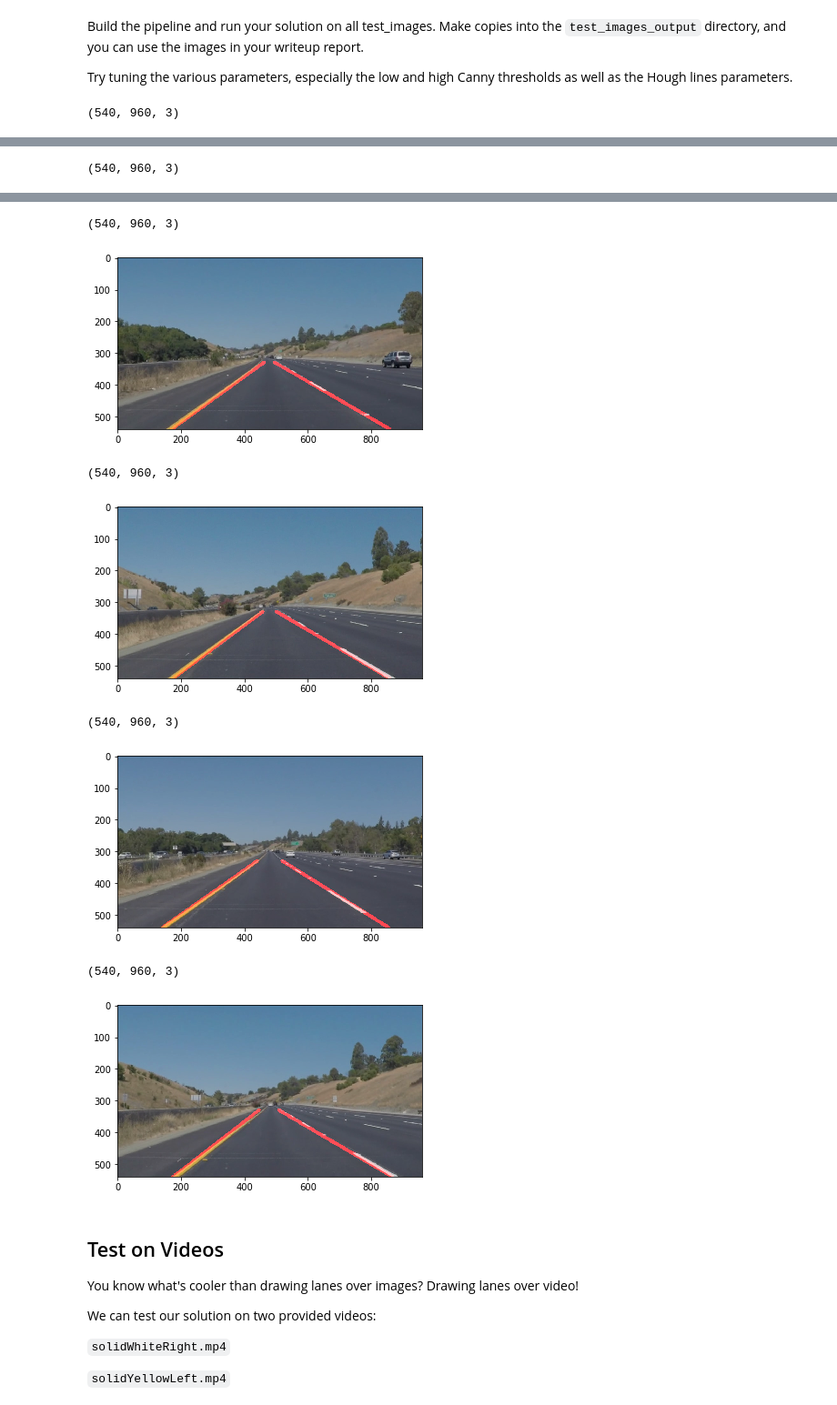
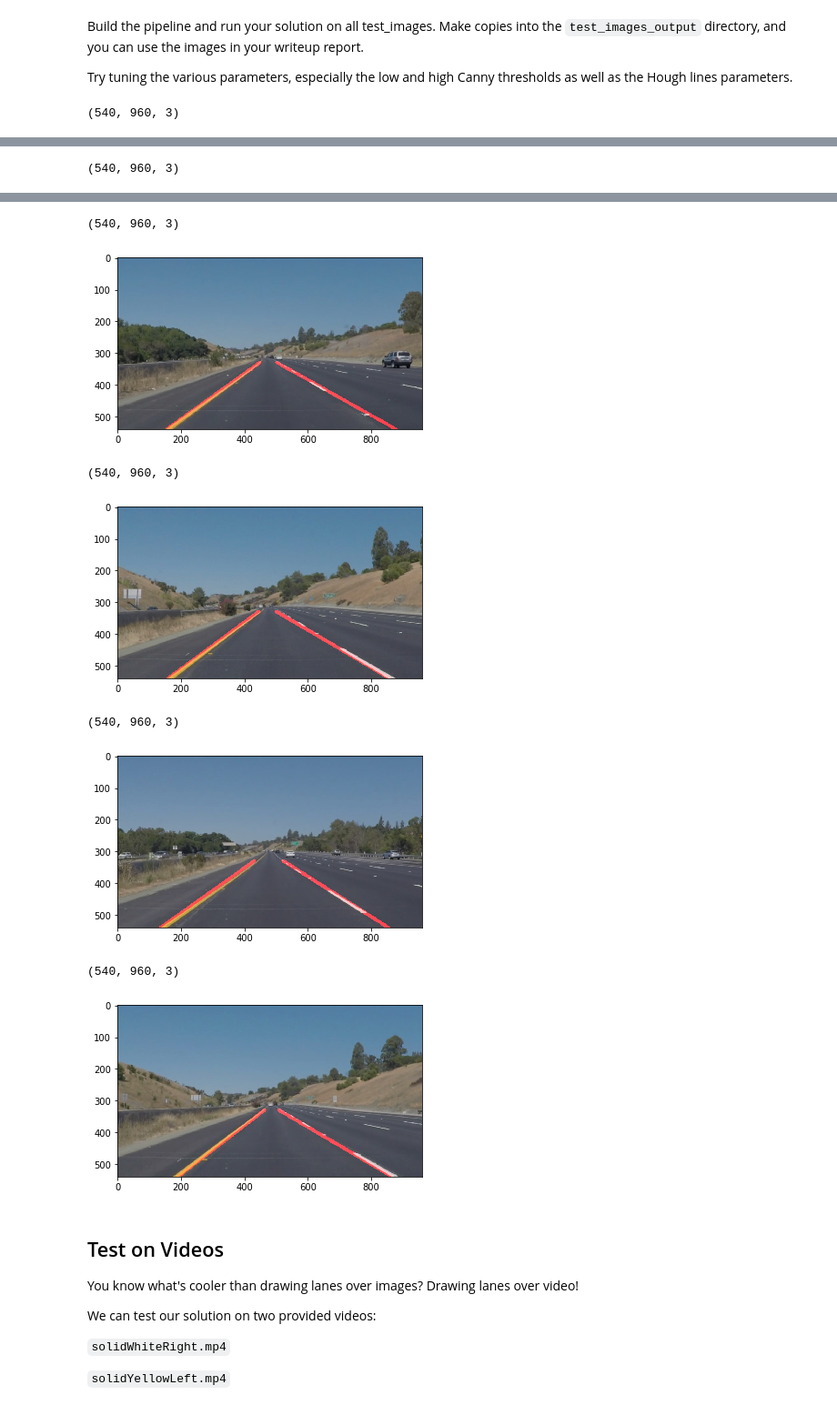
Before and after one commit to byungju-oh/self, a Jupyter notebook: CarND-LaneLines-P1-master/CarND-LaneLines-P1-master/P1.ipynb, the cells around one changed output, grey strips where cells are left out. Shown at 91% size. Cells and saved outputs as stored; diff of their text form; code cells hidden in the pictures.

```diff
--- a/CarND-LaneLines-P1-master/CarND-LaneLines-P1-master/P1.ipynb
+++ b/CarND-LaneLines-P1-master/CarND-LaneLines-P1-master/P1.ipynb
@@ -157,7 +157,7 @@ def draw_lines(img, lines, color=[255, 0, 0], thickness=10):
     for line in lines:
         for x1,y1,x2,y2 in line:
             slope = ((y2-y1)/(x2-x1))
-            if slope >0:
+            if (slope >0.3) & (x1>480) & (x2>480):
 
 #                 t=(x1+((y1-330)/slope))
 #                 t = int(t)
@@ -166,7 +166,7 @@ def draw_lines(img, lines, color=[255, 0, 0], thickness=10):
 
 #                 cv2.line(img,(x1,y1),(t,540),color,thickness)
 
-            else:
+            elif (slope< -0.3) & (x1<480) & (x2<480):
                 r_s += slope
                 ra += 1
 #     print(ra)
@@ -183,10 +183,10 @@ def draw_lines(img, lines, color=[255, 0, 0], thickness=10):
     for line in lines:
         for x1,y1,x2,y2 in line:
             slope =  ((y2-y1)/(x2-x1))
-            if (slope >0) & (la>0):
+            if (slope >0) & (la>0)&(x1>480)&(x2>480):
 
                 lili=lili+((x1,y1),)
-            elif (slope <0) & (ra>0):
+            elif (slope <0) & (ra>0)&(x1<480)&(x2<480):
                 ilil = ilil+((x1,y1),)
 
     if la>0:
@@ -340,8 +340,11 @@ for i in test:
 #              theta=np.pi/180, threshold=20, min_line_len=40, max_line_gap=25 ):
 
 
-def pipeline(image, kernel_size=7, low_threshold=30, high_threshold=180, rho=1,
-             theta=np.pi/180, threshold=50, min_line_len=16, max_line_gap=50 ):
+
+
+
+def pipeline(image, kernel_size=7, low_threshold=50, high_threshold=150, rho=1,
+             theta=np.pi/180, threshold=30, min_line_len=26, max_line_gap=50 ):
     gray = grayscale(image)
     blur = gaussian_blur(gray,kernel_size)
     canny_edges = canny(blur,low_threshold,high_threshold)
@@ -355,6 +358,26 @@ def pipeline(image, kernel_size=7, low_threshold=30, high_threshold=180, rho=1,
     img = weighted_img(hough, image)
 
     return img
+
+
+
+
+
+# def pipeline(image, kernel_size=7, low_threshold=30, high_threshold=180, rho=1,
+#              theta=np.pi/180, threshold=50, min_line_len=16, max_line_gap=50 ):
+#     gray = grayscale(image)
+#     blur = gaussian_blur(gray,kernel_size)
+#     canny_edges = canny(blur,low_threshold,high_threshold)
+#     ysize=canny_edges.shape[0]
+#     xsize=canny_edges.shape[1]
+# #     vertices = np.array([[(27, 540 ),(422, 324),(528, 324), (912, 540)]], dtype=np.int32)
+#     vertices = np.array([[(100,540),(450, 330), (485,330), (960,540)]], dtype=np.int32)
+#     region = region_of_interest(canny_edges,[vertices])
+#     hough= hough_lines(region,rho,theta,threshold,min_line_len,max_line_gap)
+#     print(hough.shape)
+#     img = weighted_img(hough, image)
+
+#     return img
 
 
 # def pipeline(image, kernel_size, low_threshold, high_threshold, rho, theta, threshold, min_line_len, max_line_gap):
@@ -386,36 +409,36 @@ def pipeline(image, kernel_size=7, low_threshold=30, high_threshold=180, rho=1,
 for test in test_image:
     img = mpimg.imread(test)
 
     detect = pipeline(img )
 #     detect = pipeline(img, kernel_size, low_threshold, high_threshold, rho, theta, threshold, min_line_len, max_line_gap)
 
     plt.imshow(detect)
     plt.show()
 #     mpimg.imsave("test_test/test1_"+img,detect)
 
 
 
 
 
 
 
 
 # # Display the image
 #     plt.imshow(edges, cmap='Greys_r')
 #     mpimg.imsave("test_test/test_"+img,edges)
 # %% [output]
 (540, 960, 3)
 [figure]
 (540, 960, 3)
 [figure]
 (540, 960, 3)
-[figure, old version]
+[figure, new version]
 (540, 960, 3)
-[figure, old version]
+[figure, new version]
 (540, 960, 3)
 [figure]
 (540, 960, 3)
-[figure, old version]
+[figure, new version]
 # %% [markdown]
 ## Test on Videos
 
```
Also changed, not shown: parts of 2 cells of this notebook, 2 other files.
